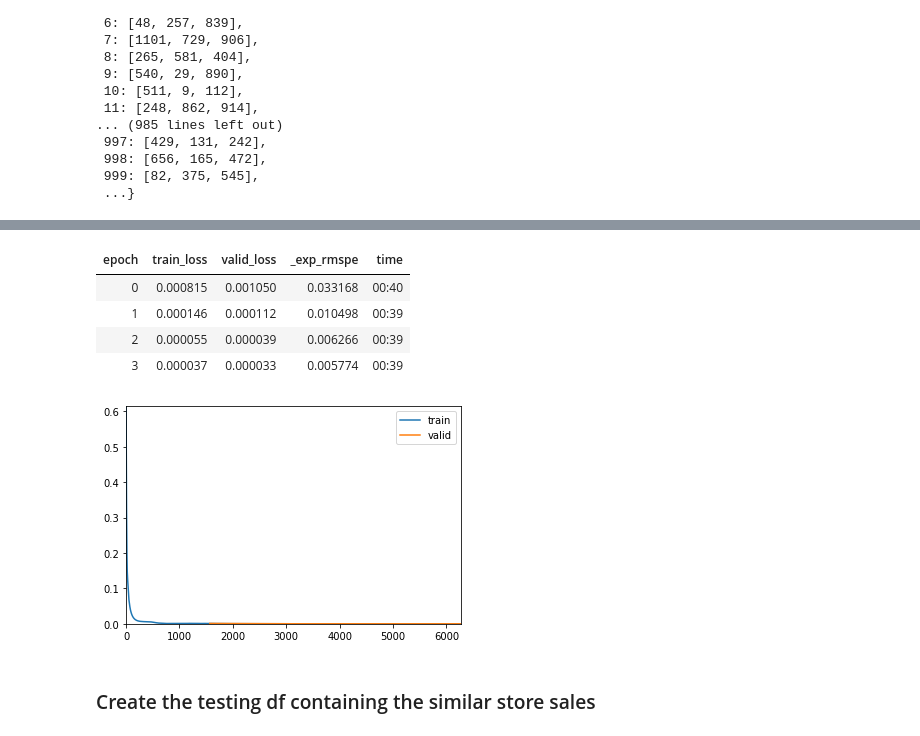
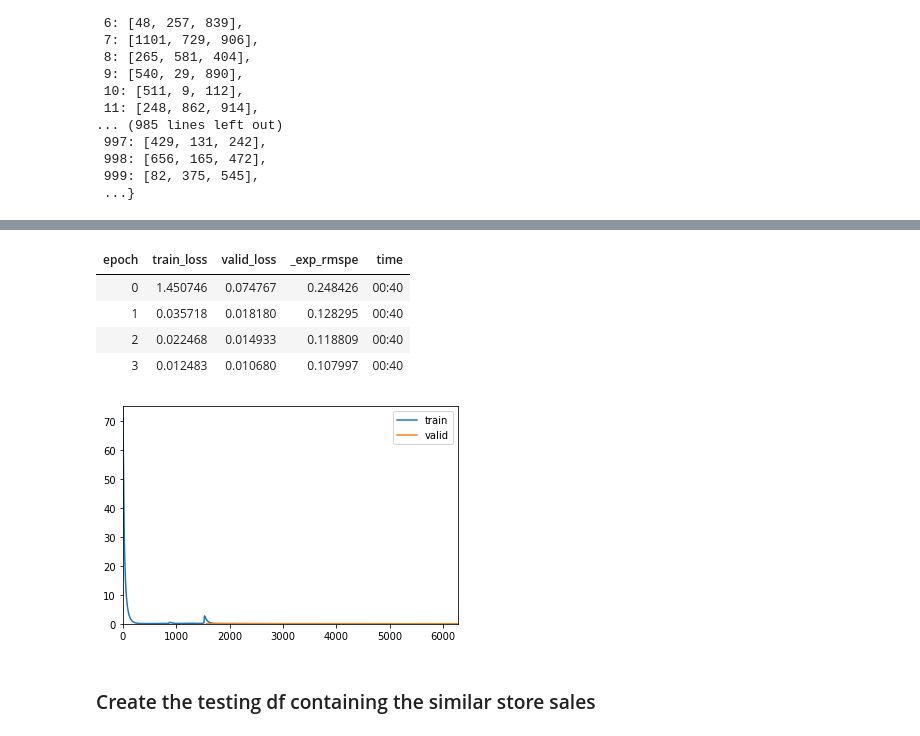
Before and after one commit to DavidykZhao/tabular_experiments, a Jupyter notebook: tabular_project.ipynb, the cells around one changed output, grey strips where cells are left out. Cells and saved outputs as stored; diff of their text form; code cells hidden in the pictures.

Commit message:
updated embedding inserted in lightgbm

```diff
--- a/tabular_project.ipynb
+++ b/tabular_project.ipynb
@@ -137,7 +131,7 @@ tensor([ 0.0000, 12.7616])
 # %% [markdown]
 Next comes our `Learner`. We'll walk through each step
 # %%
-config=tabular_config( ps = [0.001, 0.01], embed_p= 0.04)
+config=tabular_config(ps = [0.003, 0.01], embed_p = 0.04)
 # %%
 learn = tabular_learner(dls, layers=[1000,500], config = config,
                         y_range=y_range, metrics=exp_rmspe,
@@ -202,2 +204,4 @@ For comparison, an `exp_rmspe` of 0.108 was 10th place
 # %%
 learn.export("DL_model")
+# %%
+learn = load_learner('DL_model')
@@ -383,11 +377,6 @@ cont_vars = ['CompetitionDistance', 'Max_TemperatureC', 'Mean_TemperatureC', 'Mi
    'AfterStateHoliday', 'BeforeStateHoliday', 'similar_1', 'similar_2', 'similar_3']
 
 dep_var = 'Sales'
-# %%
-full_train_df[dep_var] = np.log(full_train_df[dep_var])
-full_train_df['similar_1'] = np.log(full_train_df['similar_1'])
-full_train_df['similar_2'] = np.log(full_train_df['similar_2'])
-full_train_df['similar_3'] = np.log(full_train_df['similar_3'])
 # %%
 to = TabularPandas(full_train_df, procs, cat_vars, cont_vars, dep_var, RegressionBlock(), splits=splits,
                    inplace=True, reduce_memory=True)
@@ -406,12 +395,12 @@ SuggestedLRs(lr_min=0.0015848932787775993, lr_steep=0.0008317637839354575)
 # %%
-learn_with_similar.fit_one_cycle(4, 3e-3, wd=0.2, cbs=[ShowGraphCallback()])
+learn_with_similar.fit_one_cycle(4, 1e-2, wd=0.2, cbs=[ShowGraphCallback()])
 # %% [output]
 | epoch | train_loss | valid_loss | _exp_rmspe | time |
-| 0 | 0.000815 | 0.001050 | 0.033168 | 00:40 |
-| 1 | 0.000146 | 0.000112 | 0.010498 | 00:39 |
-| 2 | 0.000055 | 0.000039 | 0.006266 | 00:39 |
-| 3 | 0.000037 | 0.000033 | 0.005774 | 00:39 |
+| 0 | 1.450746 | 0.074767 | 0.248426 | 00:40 |
+| 1 | 0.035718 | 0.018180 | 0.128295 | 00:40 |
+| 2 | 0.022468 | 0.014933 | 0.118809 | 00:40 |
+| 3 | 0.012483 | 0.010680 | 0.107997 | 00:40 |
-[figure, old version]
+[figure, new version]
 # %%
 learn_with_similar.export("Model_with_similar_log")
 # %% [markdown]
```
Also changed, not shown: parts of 84 cells of this notebook, 4 other files.
